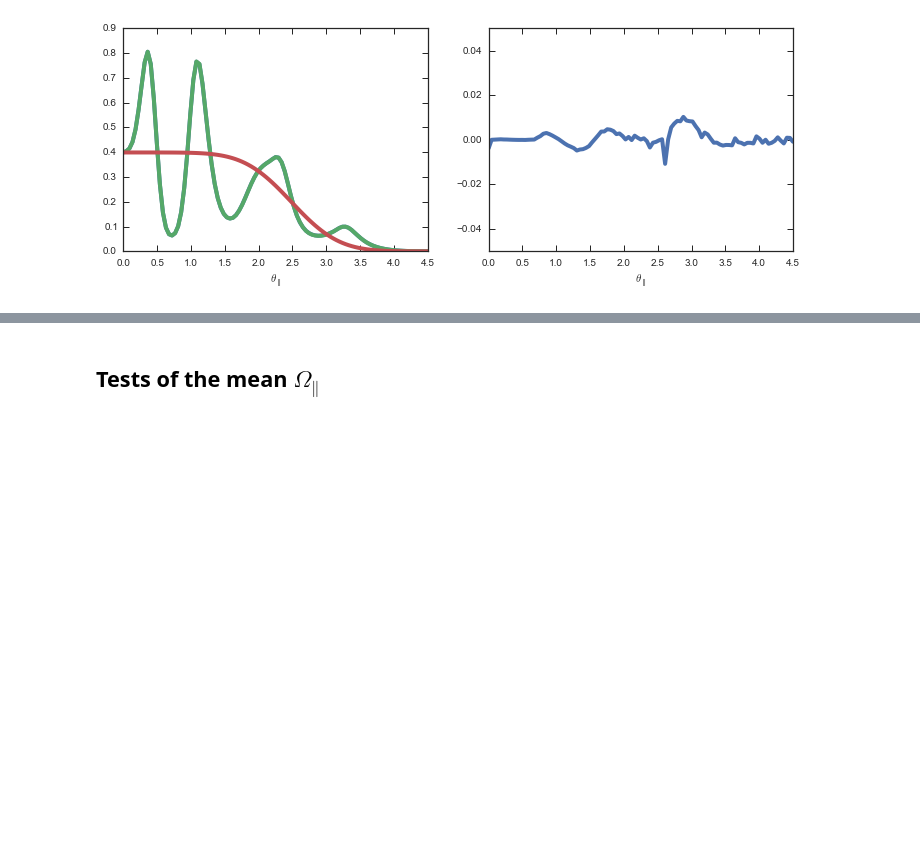
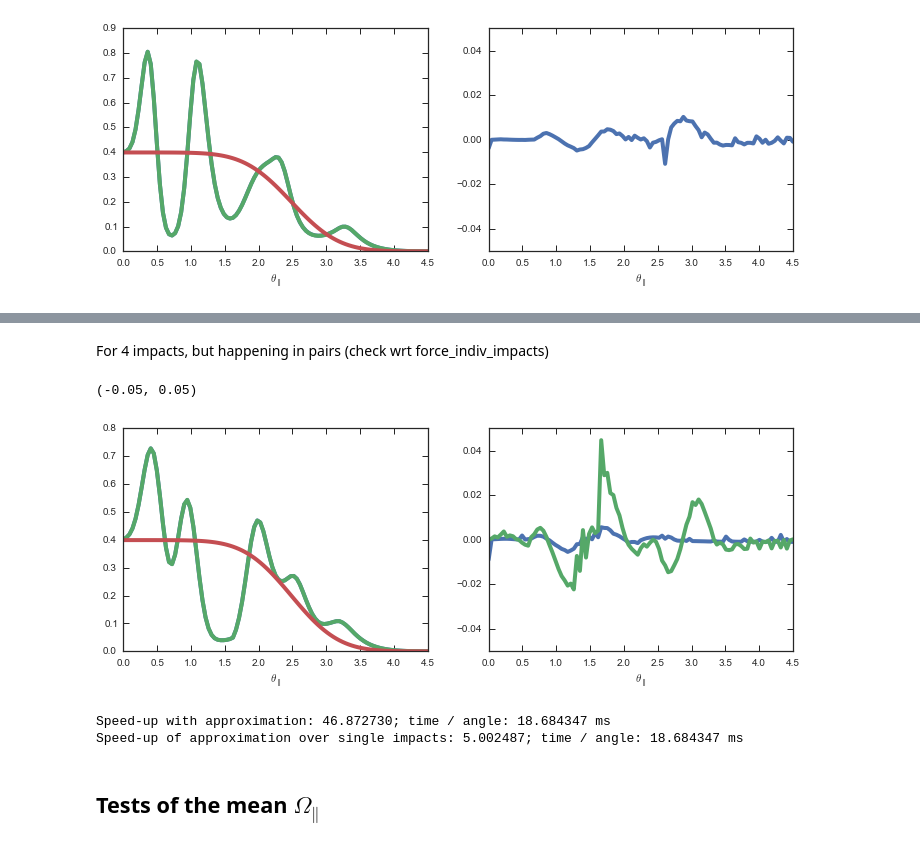
Before and after one commit to jobovy/streamgap-pepper, a Jupyter notebook: galpyStreampepperdfTests.ipynb, the cells around one changed output, grey strips where cells are left out. Cells and saved outputs as stored; diff of their text form; code cells hidden in the pictures; blank space fills up the shorter version.

```diff
--- a/galpyStreampepperdfTests.ipynb
+++ b/galpyStreampepperdfTests.ipynb
@@ -384,3 +428,49 @@ Speed-up with approximation: 5.247593; time / angle: 155.472217 ms
+# %% [markdown]
+For 4 impacts, but happening in pairs (check wrt force_indiv_impacts)
+# %%
+xs= numpy.linspace(0.,4.5,101)
+# Compute
+dens_unp= numpy.array([super(galpy.df_src.streampepperdf.streampepperdf,sdf_pepper_multimpacts)._density_par(x) for x in xs])
+dens_approx_multimpacts= numpy.array([sdf_pepper_multimpacts.density_par(x,approx=True) for x in xs])
+dens_approx_multimpacts_force= numpy.array([sdf_pepper_multimpacts.density_par(x,approx=True,force_indiv_impacts=True) for x in xs])
+dens_multimpacts= numpy.array([sdf_pepper_multimpacts.density_par(x,approx=False) for x in xs])
+# %%
+figsize(12,4)
+subplot(1,2,1)
+plot(xs,dens_multimpacts/numpy.sum(dens_multimpacts)/(xs[1]-xs[0]),lw=4.)
+plot(xs,dens_approx_multimpacts/numpy.sum(dens_approx_multimpacts)/(xs[1]-xs[0]),lw=4.)
+plot(xs,dens_unp/numpy.sum(dens_unp)/(xs[1]-xs[0]),lw=4.)
+#dum= hist(apar,bins=101,normed=True,histtype='step',color='k',zorder=0,lw=5.)
+xlabel(r'$\theta_\parallel$')
+subplot(1,2,2)
+plot(xs,(dens_multimpacts/numpy.sum(dens_multimpacts)/(xs[1]-xs[0])\
+         -dens_approx_multimpacts/numpy.sum(dens_approx_multimpacts)/(xs[1]-xs[0]))\
+     /(dens_multimpacts/numpy.sum(dens_multimpacts)/(xs[1]-xs[0])),
+     lw=4.)
+plot(xs,(dens_approx_multimpacts/numpy.sum(dens_approx_multimpacts)/(xs[1]-xs[0])\
+         -dens_approx_multimpacts_force/numpy.sum(dens_approx_multimpacts_force)/(xs[1]-xs[0]))\
+     /(dens_approx_multimpacts/numpy.sum(dens_approx_multimpacts)/(xs[1]-xs[0])),
+     lw=4.)
+xlabel(r'$\theta_\parallel$')
+ylim(-0.05,0.05)
+# %% [output]
+(-0.05, 0.05)
+[figure, added]
+# %%
+timexs= xs
+start= time.time()
+dum= numpy.array([sdf_pepper_multimpacts.density_par(x,approx=True) for x in timexs])
+approxTime= time.time()-start
+start= time.time()
+dum= numpy.array([sdf_pepper_multimpacts.density_par(x,approx=True,force_indiv_impacts=True) for x in timexs])
+approxIndivTime= time.time()-start
+start= time.time()
+dum= numpy.array([sdf_pepper_multimpacts.density_par(x,approx=False) for x in timexs])
+print "Speed-up with approximation: %f; time / angle: %f ms" % ((time.time()-start)/approxTime,approxTime/len(timexs)*1000.)
+print "Speed-up of approximation over single impacts: %f; time / angle: %f ms" % (approxIndivTime/approxTime,approxTime/len(timexs)*1000.)
+# %% [output]
+Speed-up with approximation: 46.872730; time / angle: 18.684347 ms
+Speed-up of approximation over single impacts: 5.002487; time / angle: 18.684347 ms
 # %% [markdown]
 ## Tests of the mean $\Omega_\parallel$
 # %% [markdown]
```
Also changed, not shown: parts of 17 cells of this notebook.
